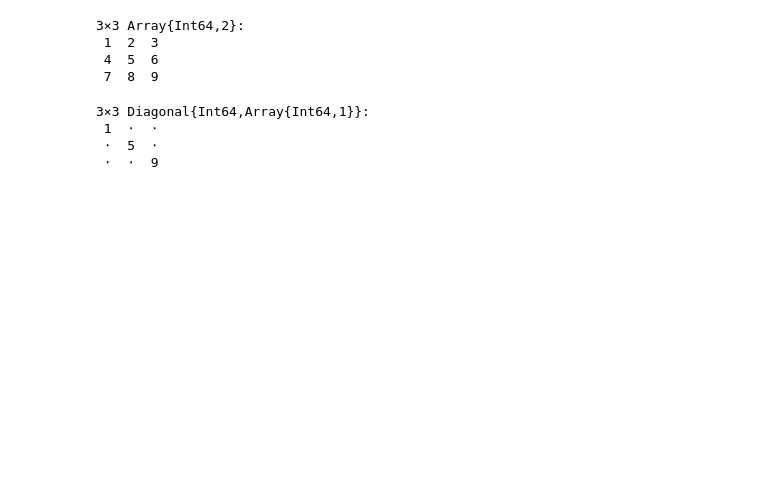
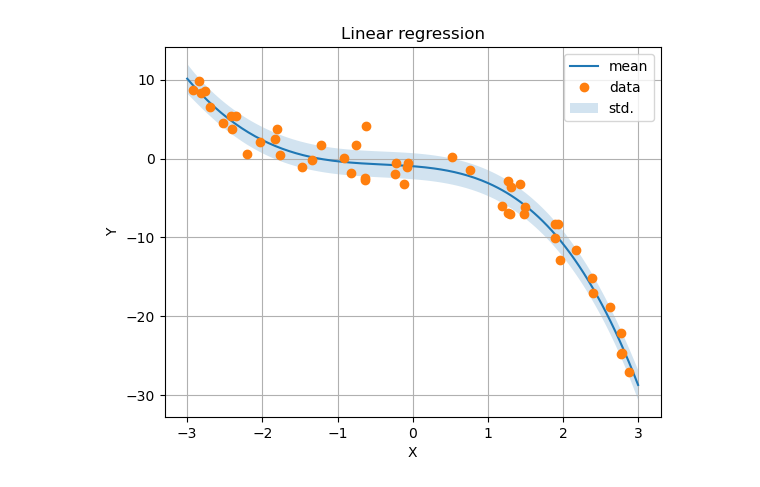
Before and after one commit to akiabe/BayesMLBook, a Jupyter notebook: LinearRegression.ipynb, the cells around one changed output. Cells and saved outputs as stored; diff of their text form; code cells hidden in the pictures; blank space fills up the shorter version.

```diff
--- a/LinearRegression.ipynb
+++ b/LinearRegression.ipynb
@@ -39,53 +39,48 @@ using Distributions
 yₙ = xₙₘ_truth*W_truth + ϵ
 
 
 # 真のモデルと観測データの作図
-using Plots
-plot(X_line, Y_line, label="Y_truth")
-scatter!(xₙ, yₙ, label="Y_obs")
+#using Plots
+#plot(X_line, Y_line, label="Y_true")
+#scatter!(xₙ, yₙ, label="Y_obs")
 
 
 ### ベイズ推論による線形回帰
 
 # 事前分布の設定
 using LinearAlgebra
 M = 5
 m = zeros(M)
 σ = Matrix{Float64}(I, M, M) * 10
 Σ = σ^2
 Λ = inv(Σ)
 
 # 入力値
 Xᵗ = x_vector(xₙ, M)
 
 # 事後分布の計算
 Λ̂ = λ*(Xᵗ'*Xᵗ) + Λ
 m̂ = inv(Λ̂) * (λ*(yₙ'*Xᵗ)'+Λ*m)
 
 # 新規入力値
 Xᵖ =　x_vector(X_line, M)
 
 # 予測分布の計算
 μ̂ₚ = (m̂'*Xᵖ')'
-invλ̂ₚ = inv(λ) .+ diag(Xᵖ*inv(Λ̂)*Xᵖ')
+invλ̂ₚ = inv(λ) .+ Xᵖ*inv(Λ̂)*Xᵖ'
 
 # 予測分布の作図
-plot(X_line, μ̂ₚ, color="orange", label="Predict")
+using PyPlot
+fig = plt.figure()
+ax = fig.add_subplot(1, 1, 1)
+ax.plot(X_line, μ̂ₚ, label="mean")
+ax.fill_between(X_line, μ̂ₚ-sqrt.(diag(invλ̂ₚ)), μ̂ₚ+sqrt.(diag(invλ̂ₚ)), label="std.", alpha=0.2)
+ax.plot(xₙ, yₙ, "o", label="data")
+ax.set_xlabel("X")
+ax.set_ylabel("Y")
+ax.set_title("Linear regression")
+ax.grid(true)
+ax.legend()
+plt.show()
+# %% [output]
+[figure, added]
-# %%
-test = [
-    1 2 3
-    4 5 6
-    7 8 9
-]
-# %% [output]
-3×3 Array{Int64,2}:
- 1  2  3
- 4  5  6
- 7  8  9
-# %%
-Diagonal(test)
-# %% [output]
-3×3 Diagonal{Int64,Array{Int64,1}}:
- 1  ⋅  ⋅
- ⋅  5  ⋅
- ⋅  ⋅  9
```
